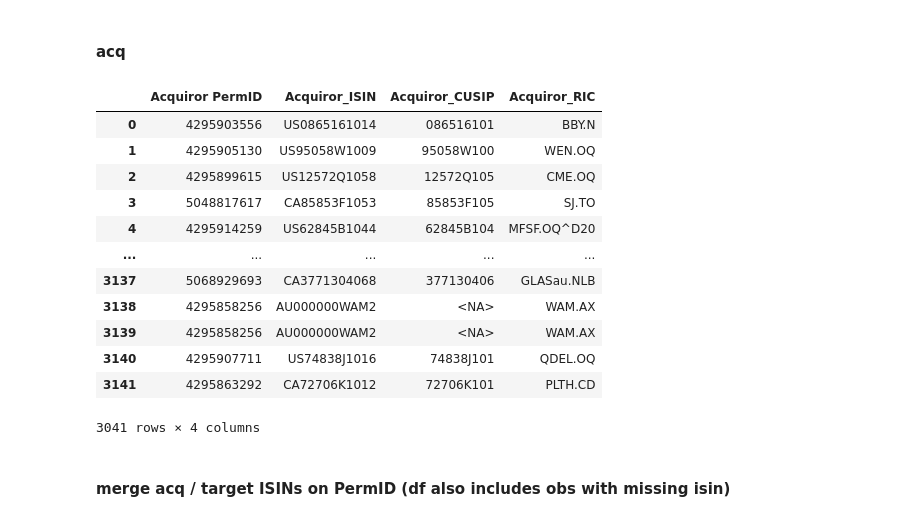
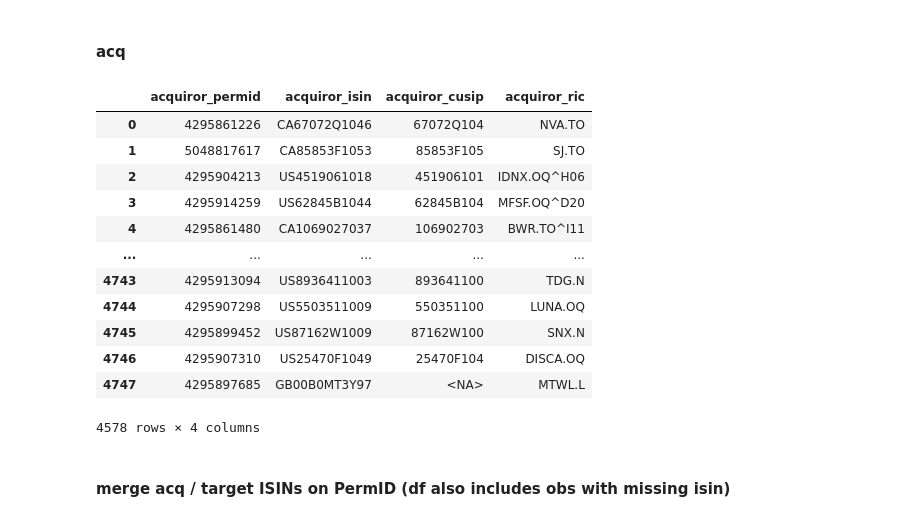
Before and after one commit to hannez11/Glassdoor-Project, a Jupyter notebook: Eikon/MA Sample.ipynb, the cells around one changed output. Cells and saved outputs as stored; diff of their text form; code cells hidden in the pictures.

```diff
--- a/Eikon/MA Sample.ipynb
+++ b/Eikon/MA Sample.ipynb
@@ -41,14 +41,19 @@ firms = 'SCREEN(U(IN(DEALS)),' + ' \
             TR.MnAPctOfSharesHeld6MonthsPrior<50, \
             TR.MnAPctOfSharesOwnedPostMerger>50, \
             IN(TR.MnAAcquirorPublicStatus,"P", "S"), \
-            IN(TR.MnATargetPublicStatus,"P", "S"), \
+            IN(TR.MnATargetPublicStatus,"P", "V", "S"), \
             CURN=USD) \
             '
 
-fields = ['TR.MnASDCDealNumber,TR.MnAAnnDate,TR.MnADateUnconditional,TR.MnAEffectiveDate,TR.MnAStatus,TR.MnATarget,TR.MnATargetPermId,TR.MnATargetSDCCusip,TR.MnATargetNation,TR.MnATargetPublicStatus,TR.MnATargetTotalAssetsLTM,TR.MnAAcquiror,TR.MnAAcquirorPermId,TR.MnAAcquirorSDCCusip,TR.MnAAcquirorSEDOL,TR.MnAAcquirorNation,TR.MnAAcquirorPublicStatus,TR.MnAAcquirorTotalAssetsLTM, TR.MnADealValue(Curn=USD,Scale=6),TR.MnAPctOfSharesHeld6MonthsPrior,TR.MnAPctOfSharesOwnedPostMerger'] #can be placed in just one string
+fields = [
+    'TR.MnASDCDealNumber,TR.MnAAnnDate,TR.MnADateUnconditional,TR.MnAEffectiveDate,TR.MnAStatus,TR.MnATarget,TR.MnATargetPermId,TR.MnATargetSDCCusip,TR.MnATargetNation,TR.MnATargetPublicStatus,TR.MnATargetTotalAssetsLTM,TR.MnATargetNetIncomeLTM,TR.MnATargetFinancialDate,TR.MnAAcquiror,TR.MnAAcquirorPermId,TR.MnAAcquirorSDCCusip,TR.MnAAcquirorNation,TR.MnAAcquirorPublicStatus,TR.MnAAcquirorTotalAssetsLTM,TR.MnAAcquirorNetIncomeLTM,TR.MnAAcquirorFinancialDate,TR.MnADealValue,TR.MnAPctOfSharesHeld6MonthsPrior,TR.MnAPctOfSharesOwnedPostMerger'
+    ] #can be placed in just one string
 
-df_ma, err = ek.get_data(firms, fields)
+params = {'Scale': 0, 'Curn': 'USD'} # set scale to 6 for mio values
 
-df_ma.head()
-df_ma.shape
+
+df_unfiltered, err = ek.get_data(firms, fields, params)
+
+df_unfiltered.head()
+df_unfiltered.shape
 # %% [output]
@@ -120,8 +142,8 @@ df_cusips
 # %% [markdown]
 #### target
 # %%
-# create target permid list
-target_cusips = df["Target PermID"].astype("Int64").astype(str).tolist() #first convert to int (without decimal), then to str, since get_data needs strings in the list
+# create target_permid list
+target_cusips = df["target_permid"].astype(str).tolist() #first convert to int (without decimal), then to str, since get_data needs strings in the list
 fields = ['TR.ISIN', 'TR.CUSIP', 'TR.RIC'] # check the data item browser
 params = {'Scale': 6, 'SDate': 0, 'EDate': 0, 'FRQ': 'FY', 'Curn': 'USD'} # set EDate to minus values for the most recent years
 
@@ -174,41 +199,44 @@ df_isin_target
 # %% [markdown]
 #### acq
 # %%
-acquiror_cusips = df["Acquiror PermID"].astype("Int64").astype(str).tolist() #first convert to int (without decimal), then to str, since get_data needs strings in the list
+acquiror_cusips = df["acquiror_permid"].astype(str).tolist() #first convert to int (without decimal), then to str, since get_data needs strings in the list
 fields = ['TR.ISIN', 'TR.CUSIP', 'TR.RIC'] # check the data item browser
 params = {'Scale': 6, 'SDate': 0, 'EDate': 0, 'FRQ': 'FY', 'Curn': 'USD'} # set EDate to minus values for the most recent years
 
 df_isin_acquiror_retrieve, err = ek.get_data(acquiror_cusips, fields, params)
 
 
 df_isin_acquiror = df_isin_acquiror_retrieve.copy()
 #replace empty strings with np nan
 for columnname in ['ISIN', 'CUSIP', 'RIC']:
   df_isin_acquiror[columnname] = df_isin_acquiror[columnname].replace({"":np.nan})
 
-df_isin_acquiror = df_isin_acquiror.rename(columns={"Instrument": "Acquiror PermID"})
+df_isin_acquiror = df_isin_acquiror.rename(columns={"Instrument": "acquiror_permid"})
 
 # add prefix to columns (except first column)
 new_names = [(i,'Acquiror_'+i) for i in df_isin_acquiror.iloc[:, 1:].columns.values] #set up dict entries for each columns name {"old": "acquiror_old"}
 df_isin_acquiror.rename(columns = dict(new_names), inplace=True)
 
+# convert column names to lowercase
+df_isin_acquiror.columns = df_isin_acquiror.columns.str.lower()
+
 # only display rows in which isin is not missing
-df_isin_acquiror = df_isin_acquiror[df_isin_acquiror["Acquiror_ISIN"].isna() == False]
+df_isin_acquiror = df_isin_acquiror[df_isin_acquiror["acquiror_isin"].isna() == False]
 df_isin_acquiror
 # %% [output]
-|  | Acquiror PermID | Acquiror_ISIN | Acquiror_CUSIP | Acquiror_RIC |
-| 0 | 4295903556 | US0865161014 | 086516101 | BBY.N |
-| 1 | 4295905130 | US95058W1009 | 95058W100 | WEN.OQ |
-| 2 | 4295899615 | US12572Q1058 | 12572Q105 | CME.OQ |
-| 3 | 5048817617 | CA85853F1053 | 85853F105 | SJ.TO |
-| 4 | 4295914259 | US62845B1044 | 62845B104 | MFSF.OQ^D20 |
+|  | acquiror_permid | acquiror_isin | acquiror_cusip | acquiror_ric |
+| 0 | 4295861226 | CA67072Q1046 | 67072Q104 | NVA.TO |
+| 1 | 5048817617 | CA85853F1053 | 85853F105 | SJ.TO |
+| 2 | 4295904213 | US4519061018 | 451906101 | IDNX.OQ^H06 |
+| 3 | 4295914259 | US62845B1044 | 62845B104 | MFSF.OQ^D20 |
+| 4 | 4295861480 | CA1069027037 | 106902703 | BWR.TO^I11 |
 | ... | ... | ... | ... | ... |
-| 3137 | 5068929693 | CA3771304068 | 377130406 | GLASau.NLB |
-| 3138 | 4295858256 | AU000000WAM2 | <NA> | WAM.AX |
-| 3139 | 4295858256 | AU000000WAM2 | <NA> | WAM.AX |
-| 3140 | 4295907711 | US74838J1016 | 74838J101 | QDEL.OQ |
-| 3141 | 4295863292 | CA72706K1012 | 72706K101 | PLTH.CD |
+| 4743 | 4295913094 | US8936411003 | 893641100 | TDG.N |
+| 4744 | 4295907298 | US5503511009 | 550351100 | LUNA.OQ |
+| 4745 | 4295899452 | US87162W1009 | 87162W100 | SNX.N |
+| 4746 | 4295907310 | US25470F1049 | 25470F104 | DISCA.OQ |
+| 4747 | 4295897685 | GB00B0MT3Y97 | <NA> | MTWL.L |
-3041 rows × 4 columns
+4578 rows × 4 columns
 # %% [markdown]
 #### merge acq / target ISINs on PermID (df also includes obs with missing isin)
 # %%
```
Also changed, not shown: parts of 19 cells of this notebook.
